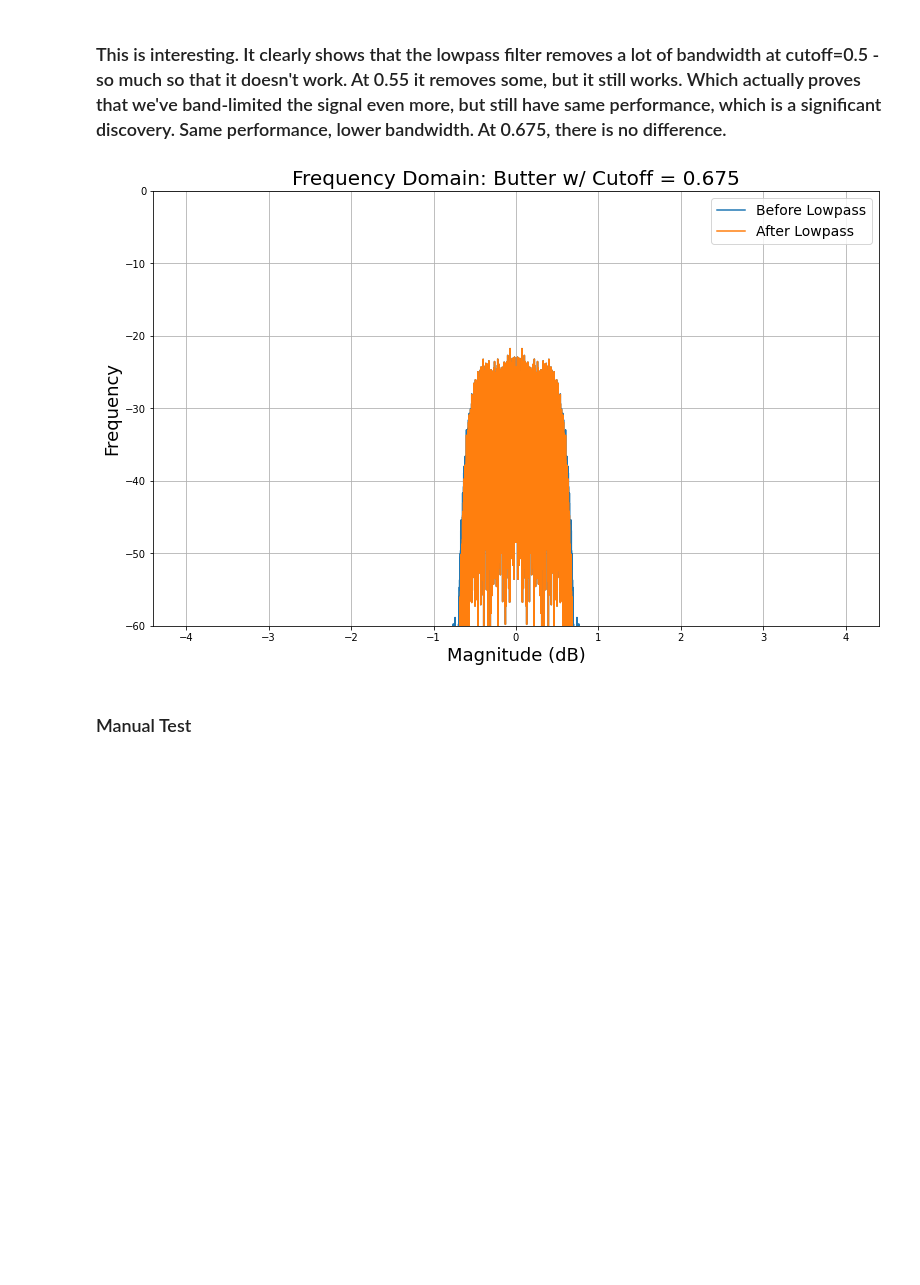
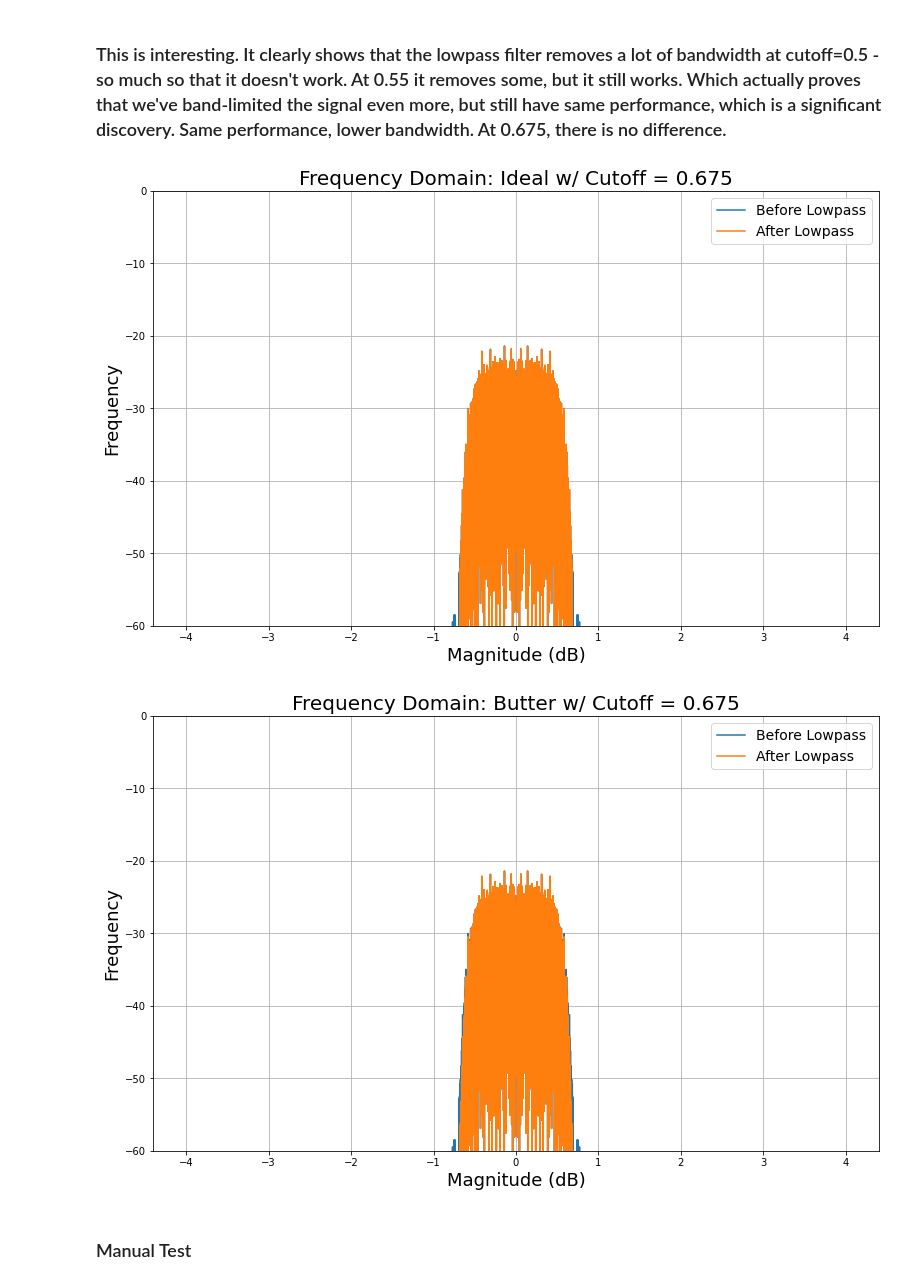
Before and after one commit to FaxMan1/Master-Thesis, a Jupyter notebook: Jupyter/main_CS.ipynb, the cells around one changed output. Cells and saved outputs as stored; diff of their text form; code cells hidden in the pictures; blank space fills up the shorter version.

```diff
--- a/Jupyter/main_CS.ipynb
+++ b/Jupyter/main_CS.ipynb
@@ -103,10 +118,11 @@ def plot_freq(Tx, Tx_low, filter_type, cutoff):
     #plt.show()
     #plt.savefig('Ideal0675Freq', bbox_inches='tight', transparent=True)
 # %%
-lowpass_effect(CS, filter_type='Butter', cutoff=0.675, time=False)
+lowpass_effect(CS, filter_type='Both', cutoff=0.675, time=False)
 #lowpass_effect(filter_type='Butter', cutoff=0.675)
 # %% [output]
-[figure, old version]
+[figure, new version]
+[figure, added]
 # %% [markdown]
 ### Manual Test
 # %%
```
Also changed, not shown: parts of 11 cells of this notebook, 1 other file.
